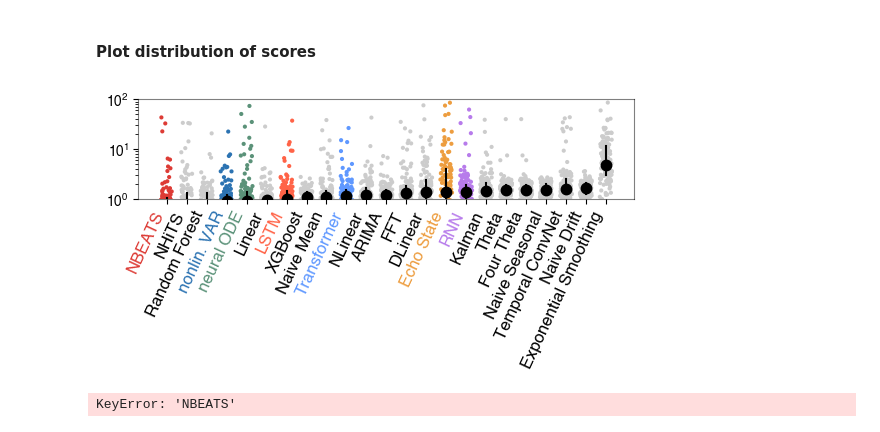
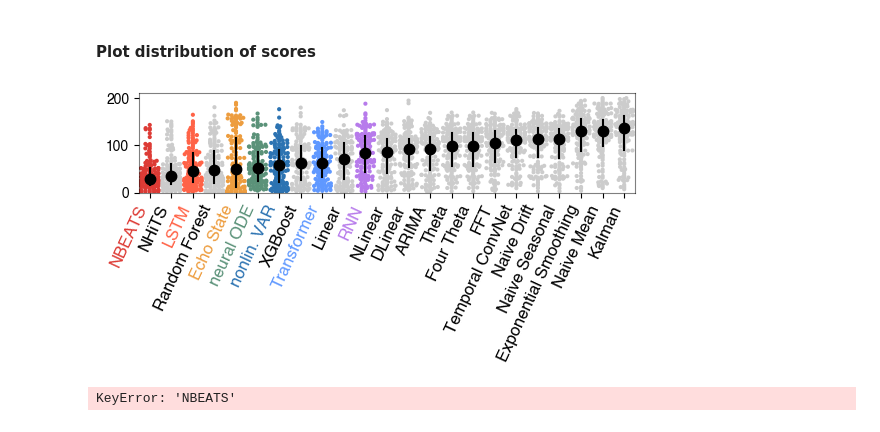
Before and after one commit to williamgilpin/dysts, a Jupyter notebook: benchmarks/figure_forecasting_benchmarks_figures.ipynb, the cells around one changed output. Saved outputs shown, nothing was run; the diff lists cells and outputs as text; code cells hidden in the pictures.

```diff
--- a/benchmarks/figure_forecasting_benchmarks_figures.ipynb
+++ b/benchmarks/figure_forecasting_benchmarks_figures.ipynb
@@ -1184,27 +1204,27 @@ plot_inds = plot_inds_left + plot_inds_right
 # plt.figure(figsize=(12 * 0.7, 4 * 0.7))
 plt.figure(figsize=(6.4, 4.8))
 
-# sns.swarmplot(
+sns.swarmplot(
+    data=all_scores,
+    zorder=-1,
+    order=list(model_names[sort_inds]),
+    # palette=pastel_rainbow,
+    palette=[color_dict[model_name] for model_name in model_names[sort_inds]],
+    size=3,
+    alpha=opacity_default,
+)
+
+# sns.stripplot(
 #     data=all_scores,
-#     zorder=-1,
+#     zorder=1,
 #     order=list(model_names[sort_inds]),
-#     # palette=pastel_rainbow,
 #     palette=[color_dict[model_name] for model_name in model_names[sort_inds]],
+#     jitter=0.3,
+#     # size=5,
+#     # alpha=0.5,
 #     size=3,
-#     alpha=opacity_default,
+#     alpha=1.0,
 # )
-
-sns.stripplot(
-    data=all_scores,
-    zorder=1,
-    order=list(model_names[sort_inds]),
-    palette=[color_dict[model_name] for model_name in model_names[sort_inds]],
-    jitter=0.3,
-    # size=5,
-    # alpha=0.5,
-    size=3,
-    alpha=1.0,
-)
 
 # sns.boxplot(
 #     data=all_scores,
@@ -1262,9 +1282,9 @@ for label in plt.gca().get_xticklabels():
     label.set_fontname('Helvetica')
     label.set_weight('bold')
 
-## SMAPE
-# plt.ylim([0, None])
-# dg.fixed_aspect_ratio(1/5)
+# SMAPE
+plt.ylim([0, None])
+dg.fixed_aspect_ratio(1/5)
 
 ## WAPE
 # plt.yscale('log')
@@ -1278,50 +1298,37 @@ for label in plt.gca().get_xticklabels():
 ## R^2
 # plt.ylim([0, 1])
 # dg.fixed_aspect_ratio(1/5)
 
 # ## MASE
 # plt.ylim([0, 40])
 # dg.fixed_aspect_ratio(1/5)
 
 ## Spearman
 # plt.ylim([-0.7, 1])
 # dg.fixed_aspect_ratio(1/5)
 
 ## NRMSE
-plt.yscale('log')
-plt.ylim([1e0, 1e2])
-dg.fixed_aspect_ratio(1/5, semilogy=True)
+# plt.yscale('log')
+# plt.ylim([1e0, 1e2])
+# dg.fixed_aspect_ratio(1/5, semilogy=True)
 
-
-# score_vals = np.array(all_scores).ravel()
-# score_vals = score_vals[~np.isinf(score_vals)]
-# upval = np.nanpercentile(score_vals, 95)
-# plt.ylim([0, upval])
-# dg.fixed_aspect_ratio(1/5)
-
-## log scale y axis
-# plt.ylim([1, 1e3])
-# plt.yscale('log')
-# plt.ylim([1e-3, 1e0])
-# plt.yscale('log')
-# dg.fixed_aspect_ratio(1/5, semilogy=True)
 
 ## dim the axes
 plt.gca().spines["bottom"].set_alpha(0.5)
 plt.gca().spines["left"].set_alpha(0.5)
 plt.gca().spines["top"].set_alpha(0.5)
 plt.gca().spines["right"].set_alpha(0.5)
 
 # ## dim the ticks
 # plt.gca().xaxis.label.set_alpha(0.5)
 # plt.gca().yaxis.label.set_alpha(0.5)
 # plt.gca().tick_params(axis="x", alpha=0.5)
 # plt.gca().tick_params(axis="y", alpha=0.5)
 # # plt.gca().tick_params(axis="y", alpha=0.5)
 
 # dg.better_savefig(FIGPATH + f"model_ranking_{highlight_index}_2.png", dryrun=False)
 # %% [output]
-[figure, old version]
+[figure, new version]
 # %%
 ## A stripplot based on seaborn's stripplot, but which uses a Gaussian distribution along
 ## the x-axis to avoid overlapping points
```
Also changed, not shown: parts of 4 cells of this notebook.
